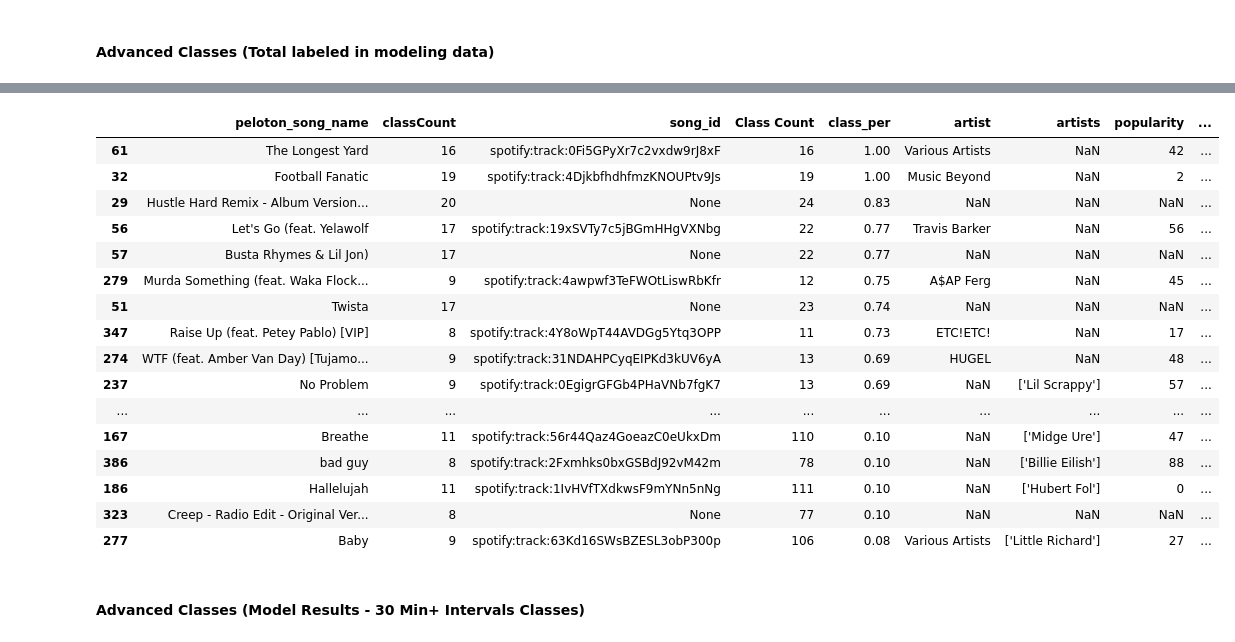
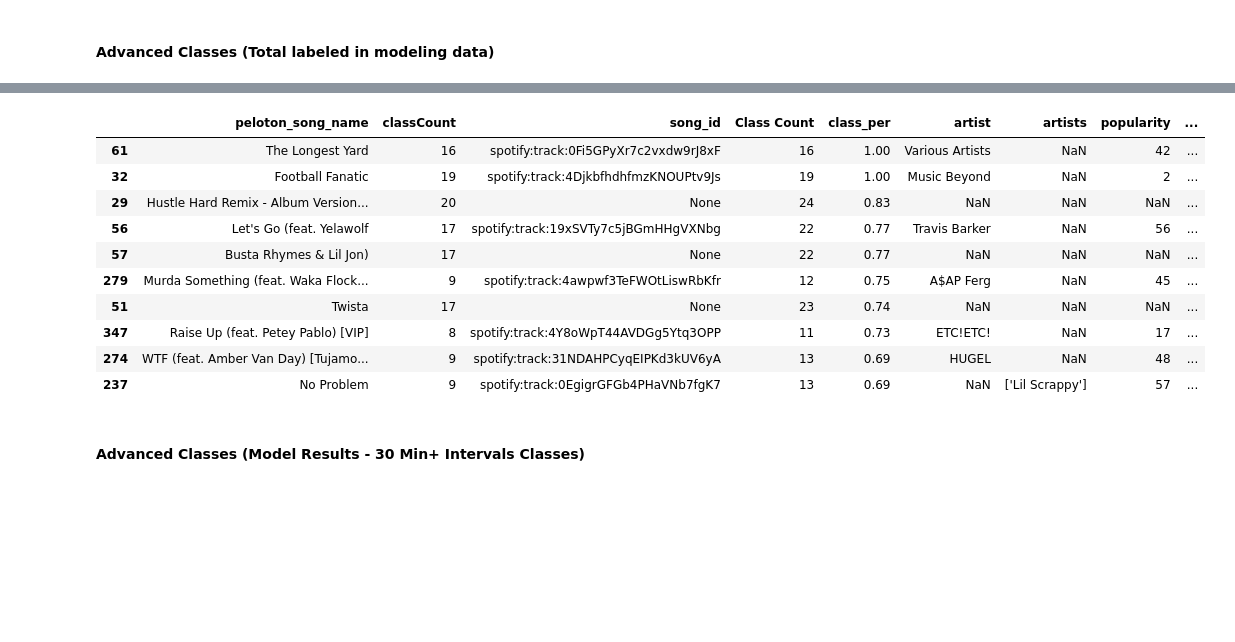
Before and after one commit to amandabgaeta/Peloton-Class-Difficulty-Classification-With-Playlists, a Jupyter notebook: notebooks/3_models_with_writeups/1_Winning_Decision_Tree_manual.ipynb, the cells around one changed output, grey strips where cells are left out. Cells and saved outputs as stored; diff of their text form; code cells hidden in the pictures; blank space fills up the shorter version.

Commit message:
Edits to final py and notebook file. Add pdfs
Finalizing plots in Jupyter notebook and functions in py file.
Added finalized notebook and presentation as PDF in pdfs folder.

```diff
--- a/notebooks/3_models_with_writeups/1_Winning_Decision_Tree_manual.ipynb
+++ b/notebooks/3_models_with_writeups/1_Winning_Decision_Tree_manual.ipynb
@@ -646,24 +617,18 @@ adv_top_artists_all
 # %%
 # Preview songs
-adv_top_songs_all
+adv_top_songs_all[:10]
 # %% [output]
 |  | peloton_song_name | classCount | song_id | Class Count | class_per | artist | artists | popularity | ... |
 | 61 | The Longest Yard | 16 | spotify:track:0Fi5GPyXr7c2vxdw9rJ8xF | 16 | 1.00 | Various Artists | NaN | 42 | ... |
 | 32 | Football Fanatic | 19 | spotify:track:4DjkbfhdhfmzKNOUPtv9Js | 19 | 1.00 | Music Beyond | NaN | 2 | ... |
 | 29 | Hustle Hard Remix - Album Version... | 20 | None | 24 | 0.83 | NaN | NaN | NaN | ... |
 | 56 | Let's Go (feat. Yelawolf | 17 | spotify:track:19xSVTy7c5jBGmHHgVXNbg | 22 | 0.77 | Travis Barker | NaN | 56 | ... |
 | 57 | Busta Rhymes & Lil Jon) | 17 | None | 22 | 0.77 | NaN | NaN | NaN | ... |
 | 279 | Murda Something (feat. Waka Flock... | 9 | spotify:track:4awpwf3TeFWOtLiswRbKfr | 12 | 0.75 | A$AP Ferg | NaN | 45 | ... |
 | 51 | Twista | 17 | None | 23 | 0.74 | NaN | NaN | NaN | ... |
 | 347 | Raise Up (feat. Petey Pablo) [VIP] | 8 | spotify:track:4Y8oWpT44AVDGg5Ytq3OPP | 11 | 0.73 | ETC!ETC! | NaN | 17 | ... |
 | 274 | WTF (feat. Amber Van Day) [Tujamo... | 9 | spotify:track:31NDAHPCyqEIPKd3kUV6yA | 13 | 0.69 | HUGEL | NaN | 48 | ... |
 | 237 | No Problem | 9 | spotify:track:0EgigrGFGb4PHaVNb7fgK7 | 13 | 0.69 | NaN | ['Lil Scrappy'] | 57 | ... |
-| ... | ... | ... | ... | ... | ... | ... | ... | ... | ... |
-| 167 | Breathe | 11 | spotify:track:56r44Qaz4GoeazC0eUkxDm | 110 | 0.10 | NaN | ['Midge Ure'] | 47 | ... |
-| 386 | bad guy | 8 | spotify:track:2Fxmhks0bxGSBdJ92vM42m | 78 | 0.10 | NaN | ['Billie Eilish'] | 88 | ... |
-| 186 | Hallelujah | 11 | spotify:track:1IvHVfTXdkwsF9mYNn5nNg | 111 | 0.10 | NaN | ['Hubert Fol'] | 0 | ... |
-| 323 | Creep - Radio Edit - Original Ver... | 8 | None | 77 | 0.10 | NaN | NaN | NaN | ... |
-| 277 | Baby | 9 | spotify:track:63Kd16SWsBZESL3obP300p | 106 | 0.08 | Various Artists | ['Little Richard'] | 27 | ... |
 # %% [markdown]
 #### Advanced Classes (Model Results - 30 Min+ Intervals Classes)
 # %%
```
Also changed, not shown: parts of 20 cells of this notebook, 3 other files.
